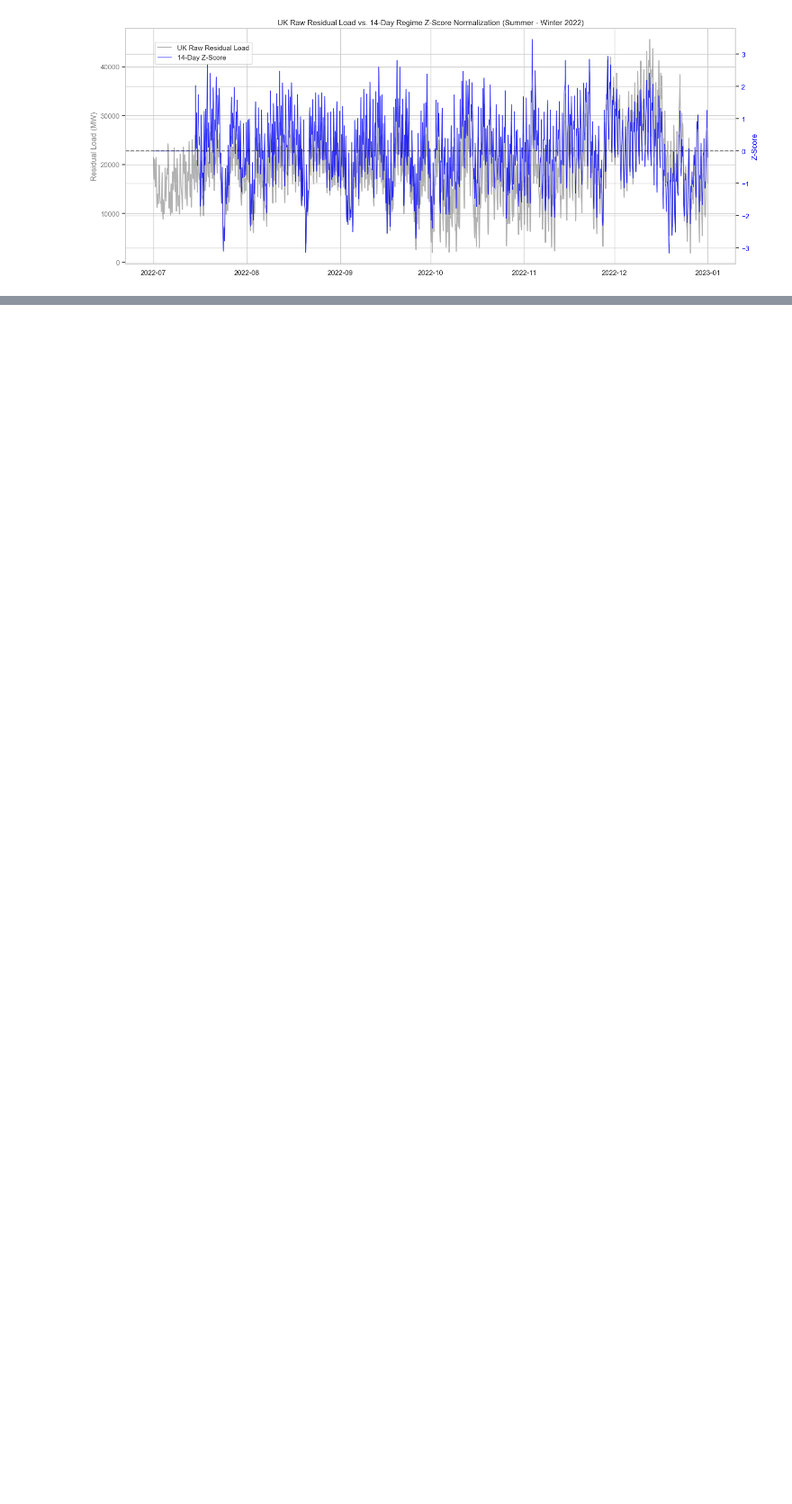
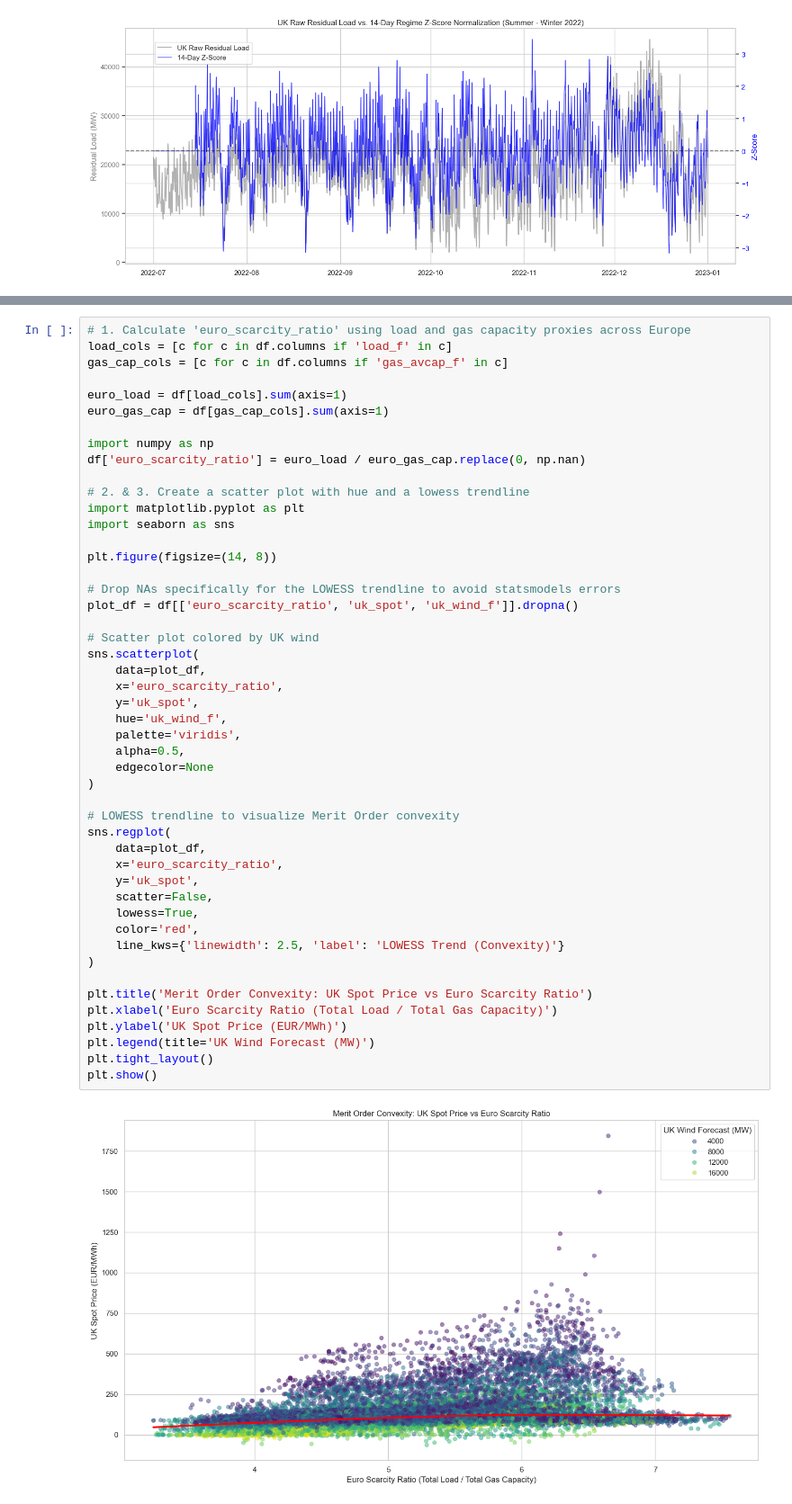
Before and after one commit to mathieucbd/incommodities-case-crunch-2026, a Jupyter notebook: notebooks/02_feature_engineering.ipynb, the cells around one changed output, grey strips where cells are left out. Shown at 90% size. Saved outputs shown, nothing was run; the diff lists cells and outputs as text; blank space fills up the shorter version.

```diff
--- a/notebooks/02_feature_engineering.ipynb
+++ b/notebooks/02_feature_engineering.ipynb
@@ -300,0 +278,50 @@ print(f"\n🗑️ [CANDIDATES FOR DELETION] The following features failed to rea
+# %%
+# 1. Calculate 'euro_scarcity_ratio' using load and gas capacity proxies across Europe
+load_cols = [c for c in df.columns if 'load_f' in c]
+gas_cap_cols = [c for c in df.columns if 'gas_avcap_f' in c]
+
+euro_load = df[load_cols].sum(axis=1)
+euro_gas_cap = df[gas_cap_cols].sum(axis=1)
+
+import numpy as np
+df['euro_scarcity_ratio'] = euro_load / euro_gas_cap.replace(0, np.nan)
+
+# 2. & 3. Create a scatter plot with hue and a lowess trendline
+import matplotlib.pyplot as plt
+import seaborn as sns
+
+plt.figure(figsize=(14, 8))
+
+# Drop NAs specifically for the LOWESS trendline to avoid statsmodels errors
+plot_df = df[['euro_scarcity_ratio', 'uk_spot', 'uk_wind_f']].dropna()
+
+# Scatter plot colored by UK wind
+sns.scatterplot(
+    data=plot_df,
+    x='euro_scarcity_ratio',
+    y='uk_spot',
+    hue='uk_wind_f',
+    palette='viridis',
+    alpha=0.5,
+    edgecolor=None
+)
+
+# LOWESS trendline to visualize Merit Order convexity
+sns.regplot(
+    data=plot_df,
+    x='euro_scarcity_ratio',
+    y='uk_spot',
+    scatter=False,
+    lowess=True,
+    color='red',
+    line_kws={'linewidth': 2.5, 'label': 'LOWESS Trend (Convexity)'}
+)
+
+plt.title('Merit Order Convexity: UK Spot Price vs Euro Scarcity Ratio')
+plt.xlabel('Euro Scarcity Ratio (Total Load / Total Gas Capacity)')
+plt.ylabel('UK Spot Price (EUR/MWh)')
+plt.legend(title='UK Wind Forecast (MW)')
+plt.tight_layout()
+plt.show()
+# %% [output]
+[figure, added]
```
Also changed, not shown: parts of 9 cells of this notebook, 6 other files.
